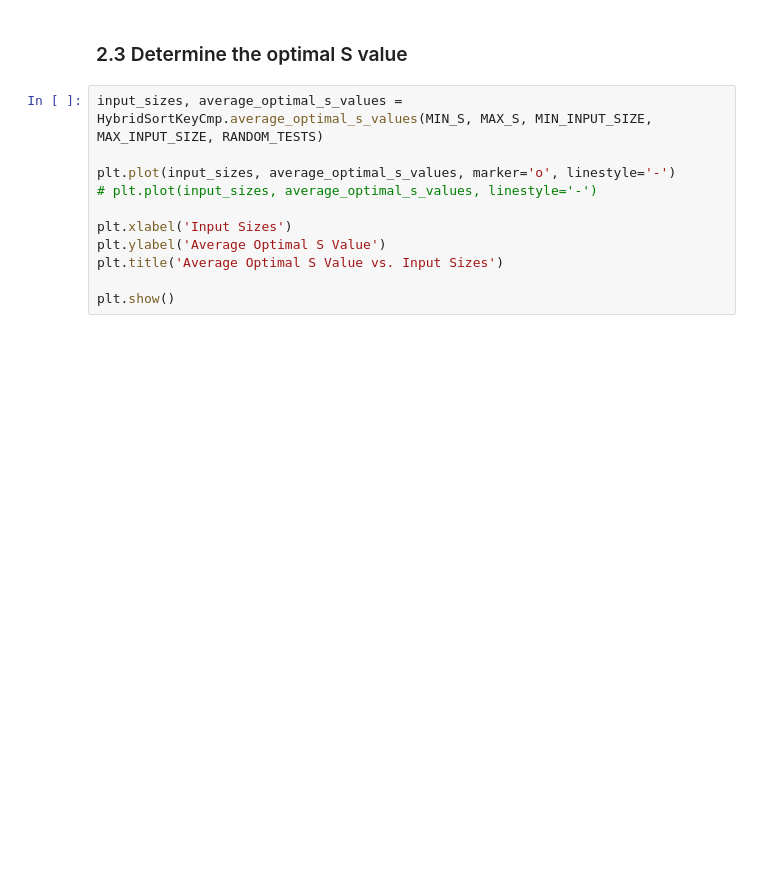
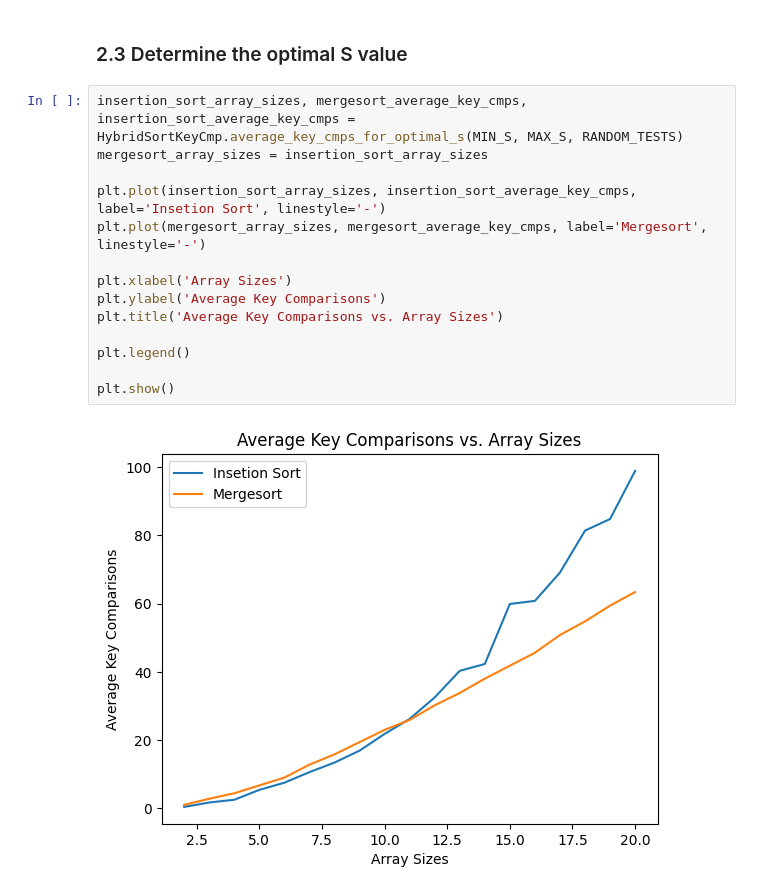
Before and after one commit to tohkarle/SC2001-Project-1, a Jupyter notebook: analyze_time_complexity.ipynb, the cells around one changed output. Drawn from its saved outputs; the diff is of its cells as text; blank space fills up the shorter version.

Commit message:
feat: Add graph of avg key cmps vs s values
And also rearrange the files into folders

```diff
--- a/analyze_time_complexity.ipynb
+++ b/analyze_time_complexity.ipynb
@@ -66,13 +63,18 @@ plt.show()
 # %% [markdown]
 ### 2.3 Determine the optimal S value
 # %%
-input_sizes, average_optimal_s_values = HybridSortKeyCmp.average_optimal_s_values(MIN_S, MAX_S, MIN_INPUT_SIZE, MAX_INPUT_SIZE, RANDOM_TESTS)
+insertion_sort_array_sizes, mergesort_average_key_cmps, insertion_sort_average_key_cmps = HybridSortKeyCmp.average_key_cmps_for_optimal_s(MIN_S, MAX_S, RANDOM_TESTS)
+mergesort_array_sizes = insertion_sort_array_sizes
 
-plt.plot(input_sizes, average_optimal_s_values, marker='o', linestyle='-')
-# plt.plot(input_sizes, average_optimal_s_values, linestyle='-')
+plt.plot(insertion_sort_array_sizes, insertion_sort_average_key_cmps, label='Insetion Sort', linestyle='-')
+plt.plot(mergesort_array_sizes, mergesort_average_key_cmps, label='Mergesort', linestyle='-')
 
-plt.xlabel('Input Sizes')
-plt.ylabel('Average Optimal S Value')
-plt.title('Average Optimal S Value vs. Input Sizes')
+plt.xlabel('Array Sizes')
+plt.ylabel('Average Key Comparisons')
+plt.title('Average Key Comparisons vs. Array Sizes')
+
+plt.legend()
 
 plt.show()
+# %% [output]
+[figure, added]
```
Also changed, not shown: parts of 3 cells of this notebook, 8 other files.
